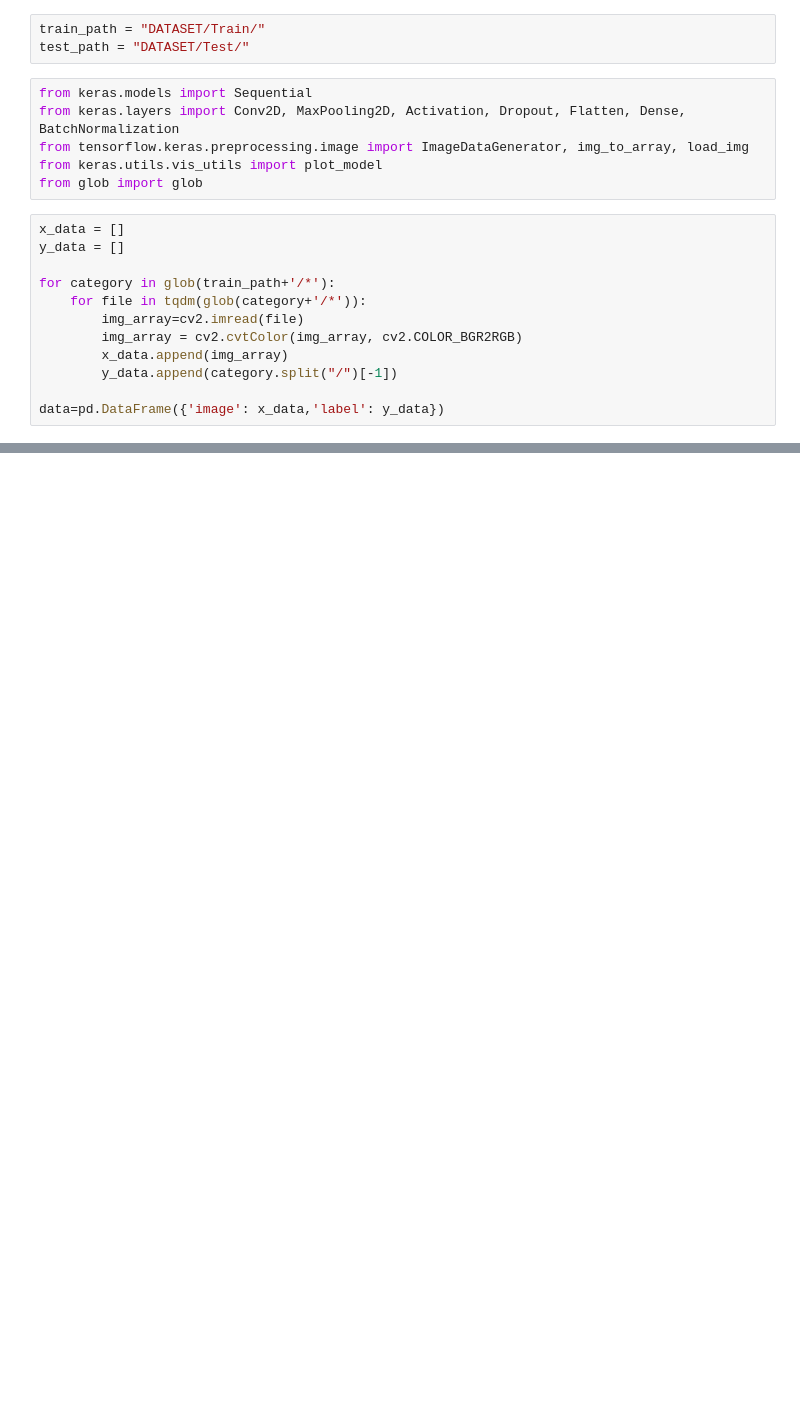
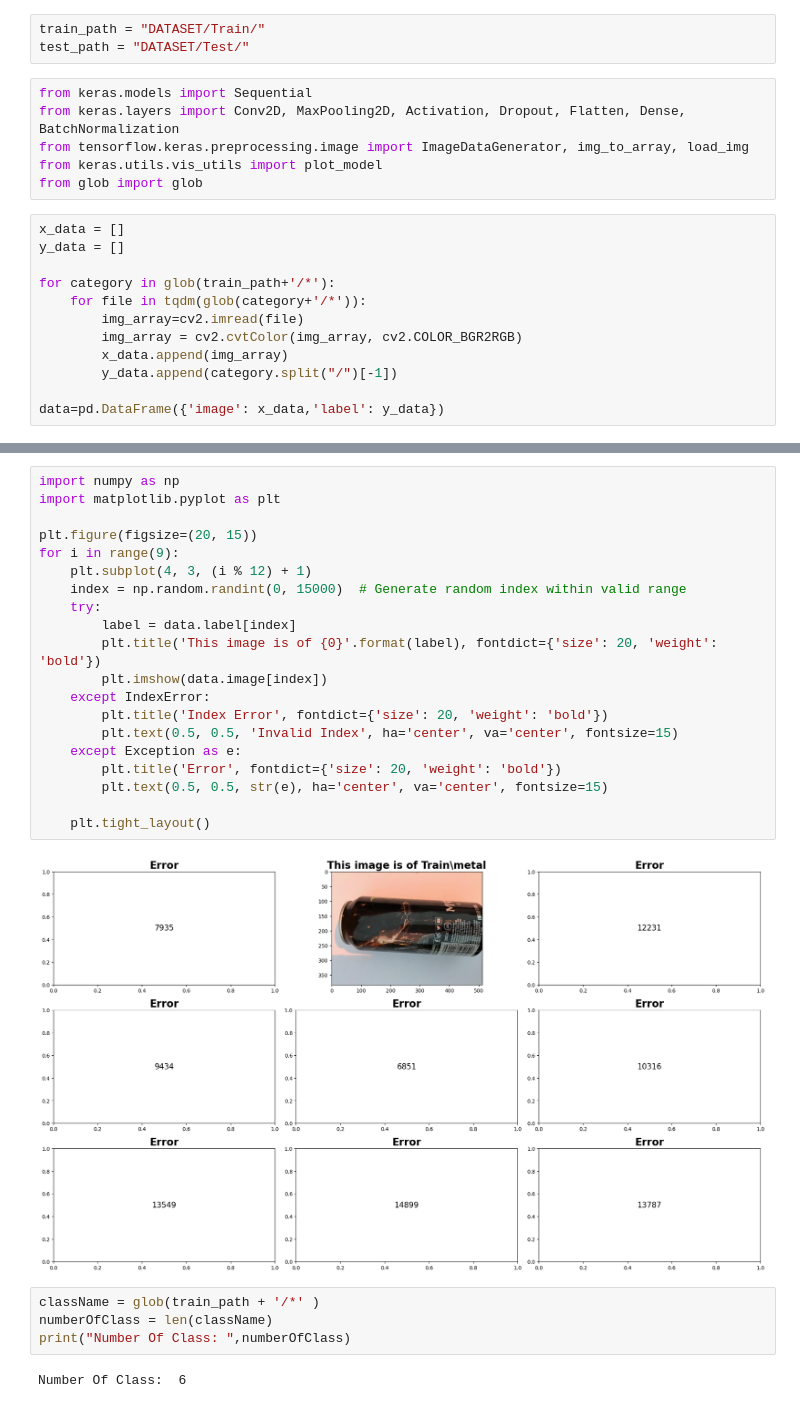
Before and after one commit to Zelihaars/atik_classification, a Jupyter notebook: atik_siniflandirma_cnn.ipynb, the cells around one changed output, grey strips where cells are left out. Saved outputs shown, nothing was run; the diff lists cells and outputs as text; blank space fills up the shorter version.

```diff
--- a/atik_siniflandirma_cnn.ipynb
+++ b/atik_siniflandirma_cnn.ipynb
@@ -80,0 +45,28 @@ data=pd.DataFrame({'image': x_data,'label': y_data})
+# %%
+import numpy as np
+import matplotlib.pyplot as plt
+
+plt.figure(figsize=(20, 15))
+for i in range(9):
+    plt.subplot(4, 3, (i % 12) + 1)
+    index = np.random.randint(0, 15000)  # Generate random index within valid range
+    try:
+        label = data.label[index]
+        plt.title('This image is of {0}'.format(label), fontdict={'size': 20, 'weight': 'bold'})
+        plt.imshow(data.image[index])
+    except IndexError:
+        plt.title('Index Error', fontdict={'size': 20, 'weight': 'bold'})
+        plt.text(0.5, 0.5, 'Invalid Index', ha='center', va='center', fontsize=15)
+    except Exception as e:
+        plt.title('Error', fontdict={'size': 20, 'weight': 'bold'})
+        plt.text(0.5, 0.5, str(e), ha='center', va='center', fontsize=15)
+
+    plt.tight_layout()
+# %% [output]
+[figure, added]
+# %%
+className = glob(train_path + '/*' )
+numberOfClass = len(className)
+print("Number Of Class: ",numberOfClass)
+# %% [output]
+Number Of Class:  6
```
Also changed, not shown: parts of 19 cells of this notebook, 3 other files.
